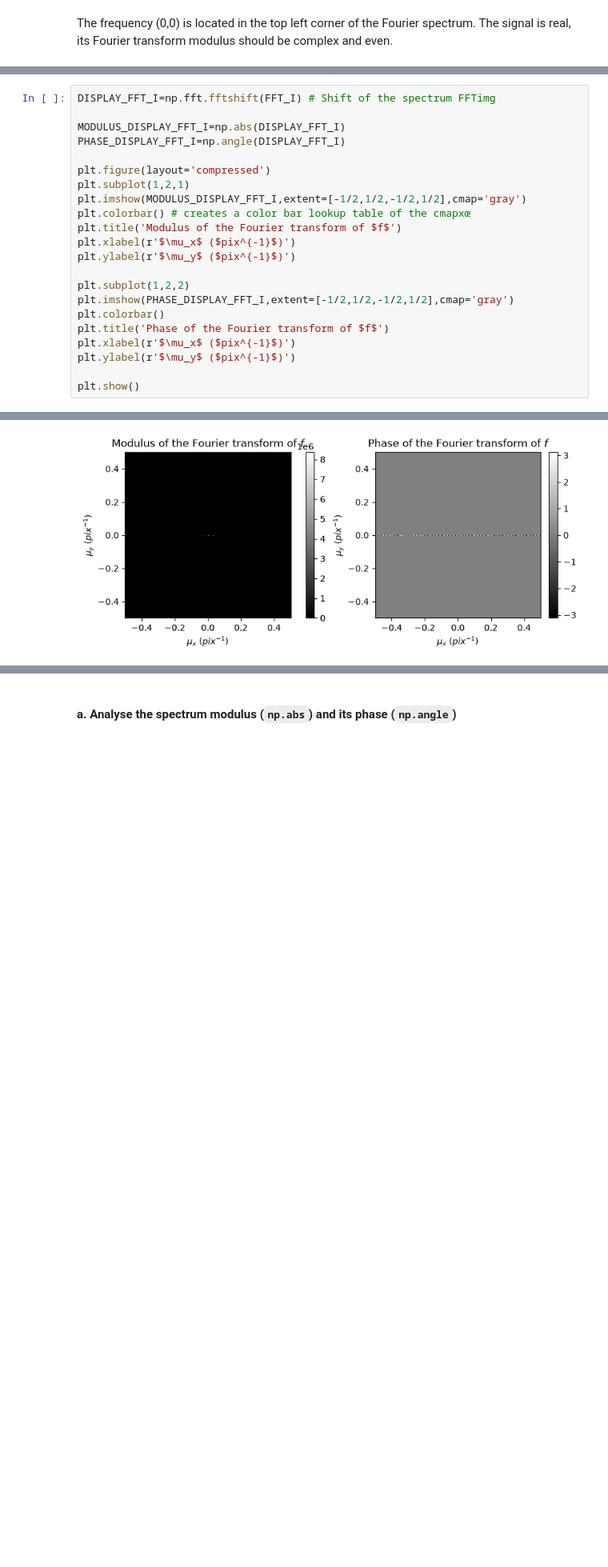
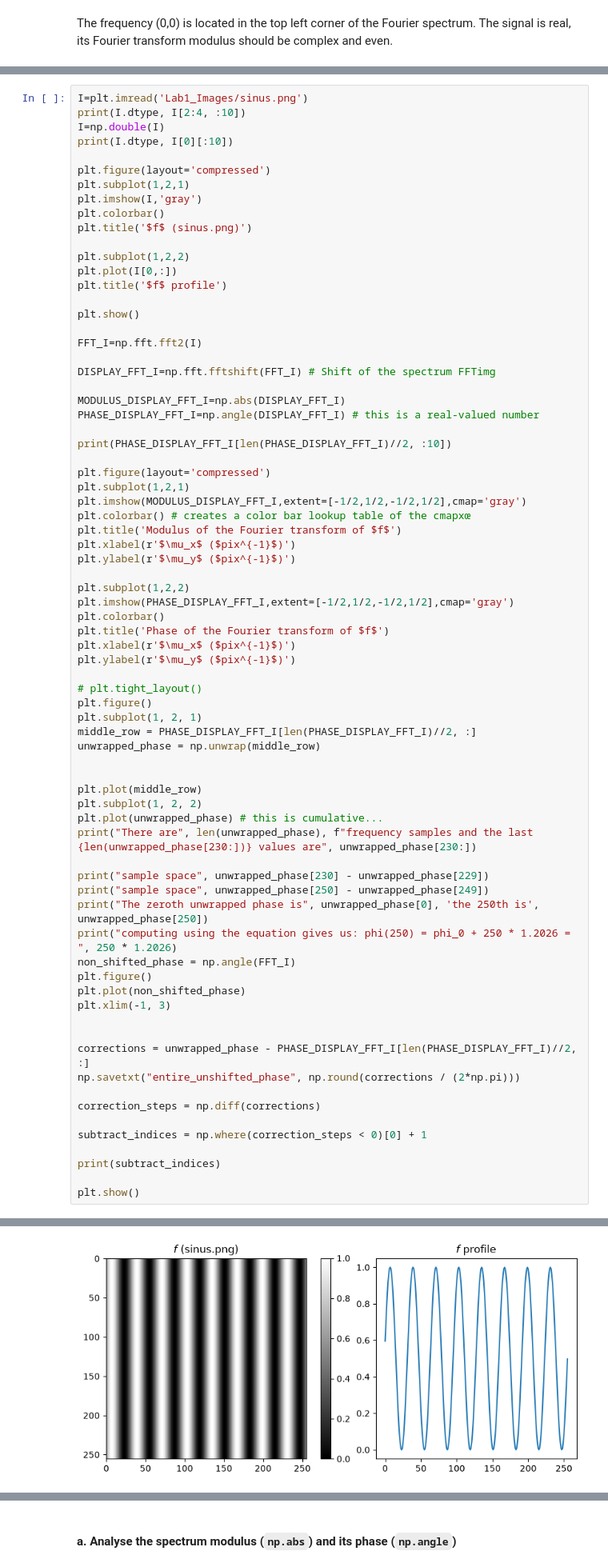
Before and after one commit to vicradon/digital-holography-labs, a Jupyter notebook: Lab1_DH/CHUKWUJAMA_Lab1.ipynb, the cells around one changed output, grey strips where cells are left out. Shown at 80% size. Drawn from its saved outputs; the diff is of its cells as text; blank space fills up the shorter version.

```diff
--- a/Lab1_DH/CHUKWUJAMA_Lab1.ipynb
+++ b/Lab1_DH/CHUKWUJAMA_Lab1.ipynb
@@ -65,10 +71,31 @@ By default the origin of the frequencies axis is on the left top corner and we v
 
 Understand, comment and use the following code (FFTimg contains the 2D DFT of the image):
 # %%
+I=plt.imread('Lab1_Images/sinus.png')
+print(I.dtype, I[2:4, :10])
+I=np.double(I)
+print(I.dtype, I[0][:10])
+
+plt.figure(layout='compressed')
+plt.subplot(1,2,1)
+plt.imshow(I,'gray')
+plt.colorbar()
+plt.title('$f$ (sinus.png)')
+
+plt.subplot(1,2,2)
+plt.plot(I[0,:])
+plt.title('$f$ profile')
+
+plt.show()
+
+FFT_I=np.fft.fft2(I)
+
 DISPLAY_FFT_I=np.fft.fftshift(FFT_I) # Shift of the spectrum FFTimg
 
 MODULUS_DISPLAY_FFT_I=np.abs(DISPLAY_FFT_I)
-PHASE_DISPLAY_FFT_I=np.angle(DISPLAY_FFT_I)
+PHASE_DISPLAY_FFT_I=np.angle(DISPLAY_FFT_I) # this is a real-valued number
+
+print(PHASE_DISPLAY_FFT_I[len(PHASE_DISPLAY_FFT_I)//2, :10])
 
 plt.figure(layout='compressed')
 plt.subplot(1,2,1)
@@ -85,5 +112,36 @@ plt.title('Phase of the Fourier transform of $f$')
 plt.xlabel(r'$\mu_x$ ($pix^{-1}$)')
 plt.ylabel(r'$\mu_y$ ($pix^{-1}$)')
 
+# plt.tight_layout()
+plt.figure()
+plt.subplot(1, 2, 1)
+middle_row = PHASE_DISPLAY_FFT_I[len(PHASE_DISPLAY_FFT_I)//2, :]
+unwrapped_phase = np.unwrap(middle_row)
+
+
+plt.plot(middle_row)
+plt.subplot(1, 2, 2)
+plt.plot(unwrapped_phase) # this is cumulative...
+print("There are", len(unwrapped_phase), f"frequency samples and the last {len(unwrapped_phase[230:])} values are", unwrapped_phase[230:])
+
+print("sample space", unwrapped_phase[230] - unwrapped_phase[229])
+print("sample space", unwrapped_phase[250] - unwrapped_phase[249])
+print("The zeroth unwrapped phase is", unwrapped_phase[0], 'the 250th is', unwrapped_phase[250])
+print("computing using the equation gives us: phi(250) = phi_0 + 250 * 1.2026 = ", 250 * 1.2026)
+non_shifted_phase = np.angle(FFT_I)
+plt.figure()
+plt.plot(non_shifted_phase)
+plt.xlim(-1, 3)
+
+
+corrections = unwrapped_phase - PHASE_DISPLAY_FFT_I[len(PHASE_DISPLAY_FFT_I)//2, :]
+np.savetxt("entire_unshifted_phase", np.round(corrections / (2*np.pi)))
+
+correction_steps = np.diff(corrections)
+
+subtract_indices = np.where(correction_steps < 0)[0] + 1
+
+print(subtract_indices)
+
 plt.show()
 # %% [output]
@@ -90 +154 @@ plt.show()
-[figure, old version]
+[figure, new version]
```
Also changed, not shown: parts of 15 cells of this notebook, 7 other files.
